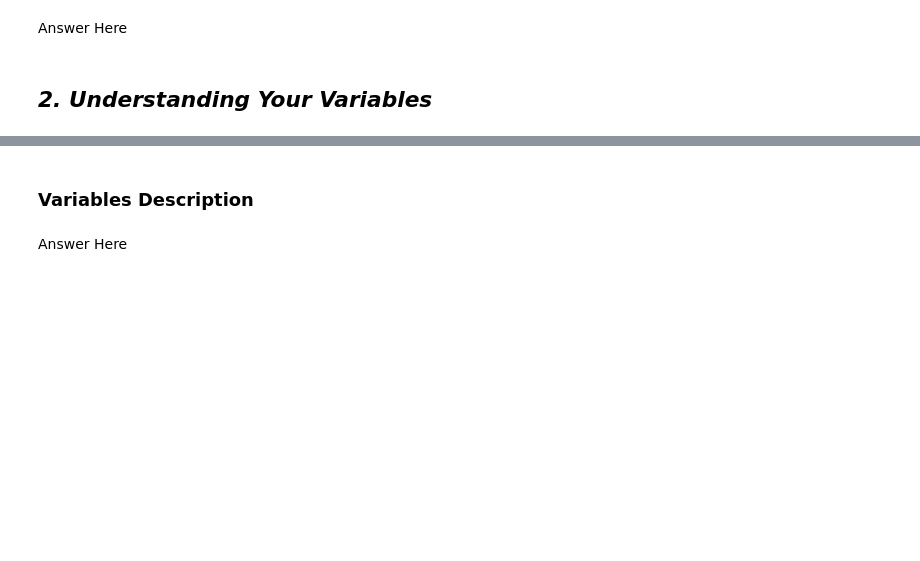
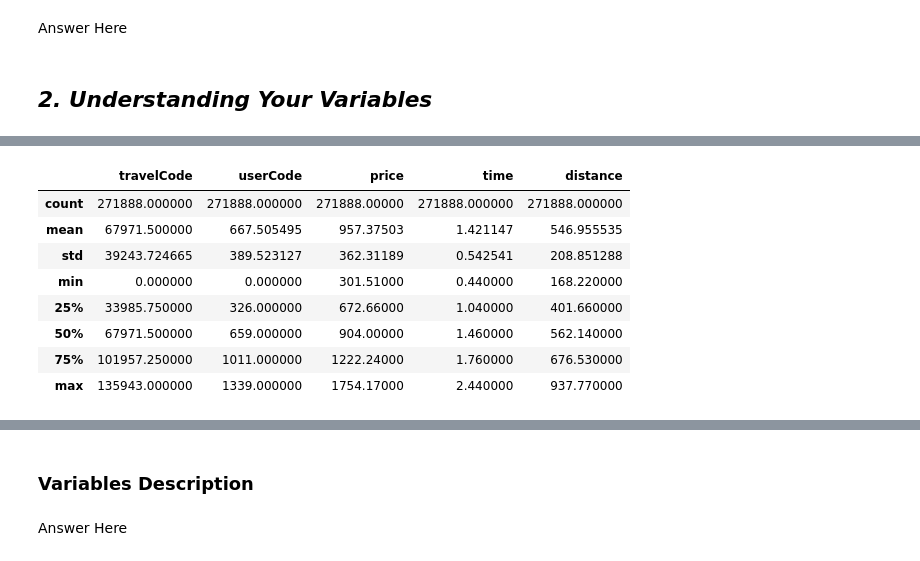
Before and after one commit to Bharatgaur/Voyage-Analytics-Integrating-MLOps-in-Travel-Productionization-of-ML-Systems, a Jupyter notebook: Integrating MLOps in Travel.ipynb, the cells around one changed output, grey strips where cells are left out. Cells and saved outputs as stored; diff of their text form; code cells hidden in the pictures; blank space fills up the shorter version.

```diff
--- a/Integrating MLOps in Travel.ipynb
+++ b/Integrating MLOps in Travel.ipynb
@@ -222,2 +386,13 @@ Answer Here
 # %%
-# Dataset Columns
+# Dataset Describe
+f_df.describe()
+# %% [output]
+|  | travelCode | userCode | price | time | distance |
+| count | 271888.000000 | 271888.000000 | 271888.00000 | 271888.000000 | 271888.000000 |
+| mean | 67971.500000 | 667.505495 | 957.37503 | 1.421147 | 546.955535 |
+| std | 39243.724665 | 389.523127 | 362.31189 | 0.542541 | 208.851288 |
+| min | 0.000000 | 0.000000 | 301.51000 | 0.440000 | 168.220000 |
+| 25% | 33985.750000 | 326.000000 | 672.66000 | 1.040000 | 401.660000 |
+| 50% | 67971.500000 | 659.000000 | 904.00000 | 1.460000 | 562.140000 |
+| 75% | 101957.250000 | 1011.000000 | 1222.24000 | 1.760000 | 676.530000 |
+| max | 135943.000000 | 1339.000000 | 1754.17000 | 2.440000 | 937.770000 |
```
Also changed, not shown: parts of 26 cells of this notebook.
